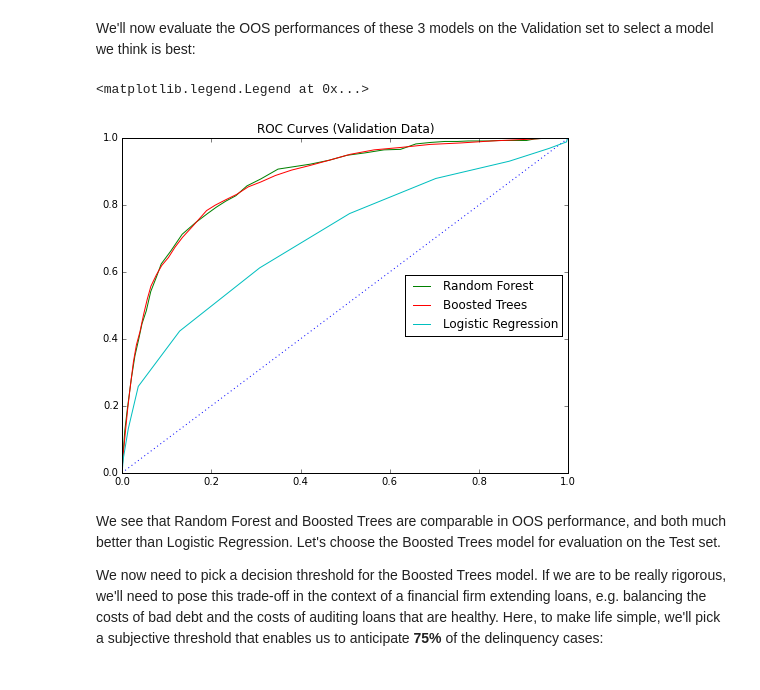
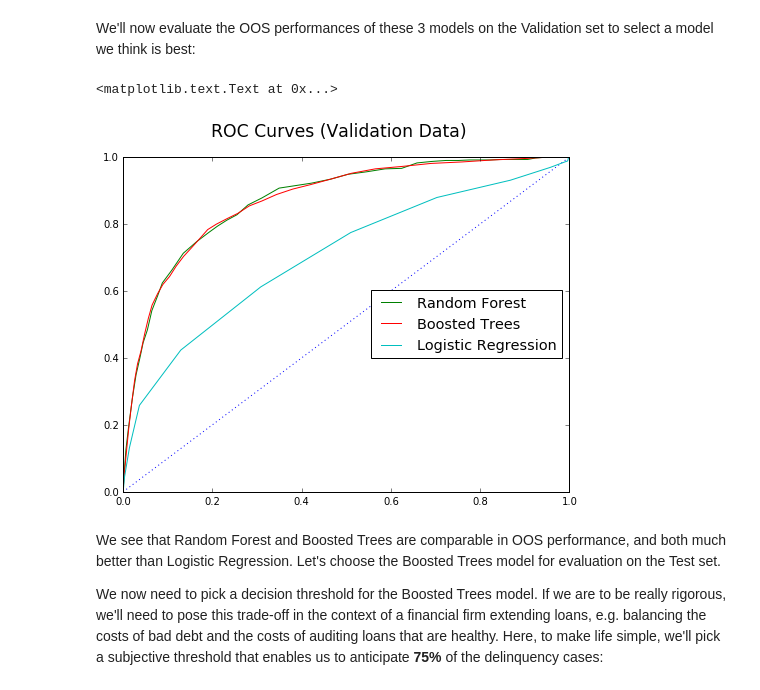
Before and after one commit to ChicagoBoothML/MachineLearning_Fall2015, a Jupyter notebook: Programming Scripts/Kaggle Credit Scoring/Python/KaggleCreditScoring.ipynb, the cells around one changed output. Cells and saved outputs as stored; diff of their text form; code cells hidden in the pictures.

```diff
--- a/Programming Scripts/Kaggle Credit Scoring/Python/KaggleCreditScoring.ipynb
+++ b/Programming Scripts/Kaggle Credit Scoring/Python/KaggleCreditScoring.ipynb
@@ -245,10 +274,10 @@ We'll now evaluate the OOS performances of these 3 models on the Validation set
 # %%
 low_prob = 1e-6
 high_prob = 1 - low_prob
-log_low_prob = log(low_prob)
-log_high_prob = log(high_prob)
-log_prob_thresholds = linspace(start=log_low_prob, stop=log_high_prob, num=100)
-prob_thresholds = exp(log_prob_thresholds)
+log_low_prob = numpy.log(low_prob)
+log_high_prob = numpy.log(high_prob)
+log_prob_thresholds = numpy.linspace(start=log_low_prob, stop=log_high_prob, num=100)
+prob_thresholds = numpy.exp(log_prob_thresholds)
 
 # fill missing data in the Validation set
 cs_valid.ix[:, 'MonthlyIncome'] =\
@@ -268,30 +305,44 @@ boost_oos_performance = bin_classif_eval(
 # %%
-log_reg_pred_probs = log_reg_model.predict_proba(X=X_standard_scaler.transform(cs_valid[X_var_names]))
-log_reg_oos_performance = bin_classif_eval(
-    log_reg_pred_probs[:, 1], cs_valid.SeriousDlqin2yrs,
-    pos_cat=1, thresholds=prob_thresholds)
+log_reg_pred_probs = \
+    log_reg_model.predict_proba(
+        X=X_standard_scaler.transform(cs_valid[X_var_names]))
+
+log_reg_oos_performance = \
+    bin_classif_eval(
+        log_reg_pred_probs[:, 1], cs_valid.SeriousDlqin2yrs,
+        pos_cat=1, thresholds=prob_thresholds)
 # %%
-figure(figsize=(8, 6))
-plot(
+pyplot.rcParams.update({
+    'figure.figsize': (8, 6),
+    'figure.titlesize': 'xx-large',
+    'legend.fontsize': 'x-large'})
+
+fig, ax = pyplot.subplots()
+
+ax.plot(
     [0, 1], [0, 1],
     linestyle='dotted')
-plot(
+
+ax.plot(
     1 - rf_oos_performance.specificity,
     rf_oos_performance.recall,
     label='Random Forest')
-plot(
+
+ax.plot(
     1 - boost_oos_performance.specificity,
     boost_oos_performance.recall,
     label='Boosted Trees')
-plot(
+
+ax.plot(
     1 - log_reg_oos_performance.specificity,
     log_reg_oos_performance.recall,
     label='Logistic Regression')
-title('ROC Curves (Validation Data)')
-legend(loc='right')
+
+ax.legend(loc='right')
+fig.suptitle('ROC Curves (Validation Data)')
 # %% [output]
-<matplotlib.legend.Legend at 0x...>
+<matplotlib.text.Text at 0x...>
-[figure, old version]
+[figure, new version]
 # %% [markdown]
 We see that Random Forest and Boosted Trees are comparable in OOS performance, and both much better than Logistic Regression. Let's choose the Boosted Trees model for evaluation on the Test set.
 
```
Also changed, not shown: parts of 51 cells of this notebook.
